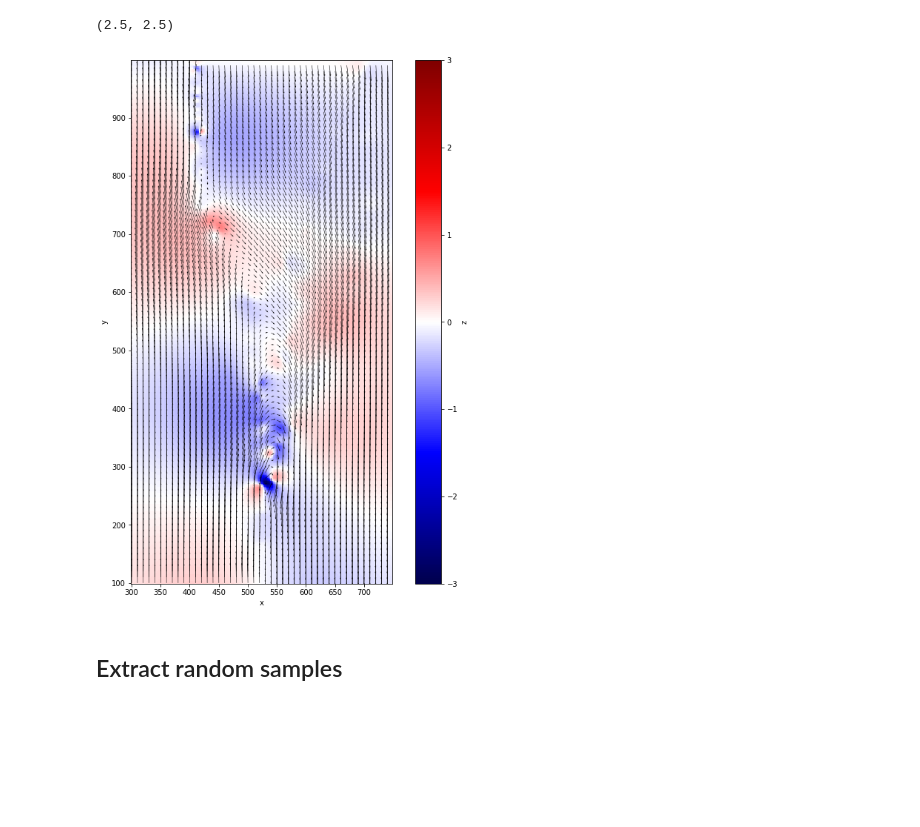
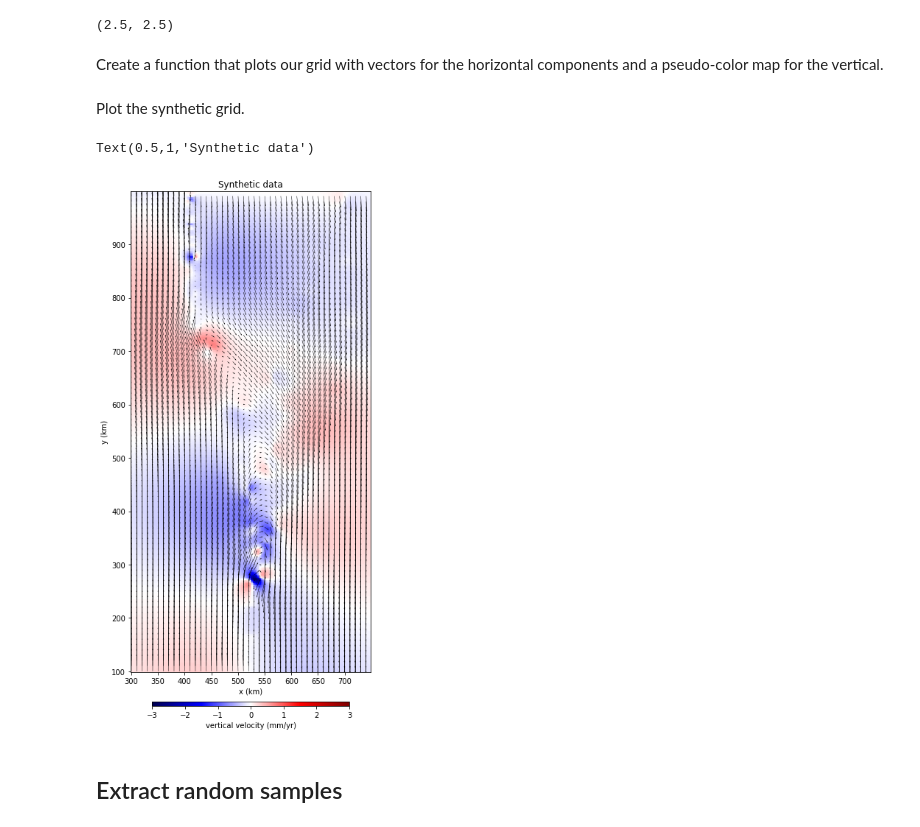
Before and after one commit to leouieda/agu2018, a Jupyter notebook: code/notebooks/synthetic.ipynb, the cells around one changed output. Saved outputs shown, nothing was run; the diff lists cells and outputs as text; code cells hidden in the pictures; blank space fills up the shorter version.

Commit message:
Clean up synthetic notebook

```diff
--- a/code/notebooks/synthetic.ipynb
+++ b/code/notebooks/synthetic.ipynb
@@ -65,20 +49,37 @@ grid_components = (grid.east_velocity.values, grid.north_velocity.values, grid.u
 print(spacing)
 # %% [output]
 (2.5, 2.5)
-# %%
-maxabs = 3
-every = 4
-qscale = 250
-qwidth = 0.0015
-figsize = (11, 13)
-plt.figure(figsize=figsize)
-ax = plt.subplot(111)
-grid.up_velocity.plot.pcolormesh(vmin=-maxabs, vmax=maxabs, cmap="seismic")
-down = grid.isel(easting=slice(None, None, every), northing=slice(None, None, every))
-ax.quiver(down.easting, down.northing, down.east_velocity, down.north_velocity, scale=qscale, width=qwidth)
-ax.set_aspect("equal")
-#ax.grid()
-# %% [output]
-[figure, removed]
+# %% [markdown]
+Create a function that plots our grid with vectors for the horizontal components and a pseudo-color map for the vertical.
+# %%
+def plot_data(data, ax=None, maxabs=3, every_arrow=4, quiver_scale=250, quiver_width=0.0015, size=50):
+    if ax is None:
+        plt.figure(figsize=(6, 15))
+        ax = plt.subplot(111)
+    cbargs = dict(orientation="horizontal", aspect=50, pad=0.05, label="vertical velocity (mm/yr)",
+                  shrink=0.8)
+    if isinstance(data, pd.DataFrame):
+        tmp = ax.scatter(data.easting, data.northing, s=size, c=data.up_velocity,
+                         vmin=-maxabs, vmax=maxabs, cmap="seismic")
+        plt.colorbar(tmp, ax=ax, **cbargs)
+    else:
+        data.up_velocity.plot.pcolormesh(ax=ax, vmin=-maxabs, vmax=maxabs, cmap="seismic",
+                                         cbar_kwargs=cbargs)
+        indexer = slice(None, None, every_arrow)
+        # Downsample the arrows so we can actually see something
+        data = data.isel(easting=indexer, northing=indexer)
+    ax.quiver(data.easting, data.northing, data.east_velocity, data.north_velocity,
+              scale=quiver_scale, width=quiver_width)
+    ax.set_aspect("equal")
+    ax.set_xlabel("x (km)")
+    ax.set_ylabel("y (km)")
+    return ax
+# %% [markdown]
+Plot the synthetic grid.
+# %%
+plot_data(grid).set_title("Synthetic data")
+# %% [output]
+Text(0.5,1,'Synthetic data')
+[figure, added]
 # %% [markdown]
 ## Extract random samples
```
Also changed, not shown: parts of 19 cells of this notebook.
